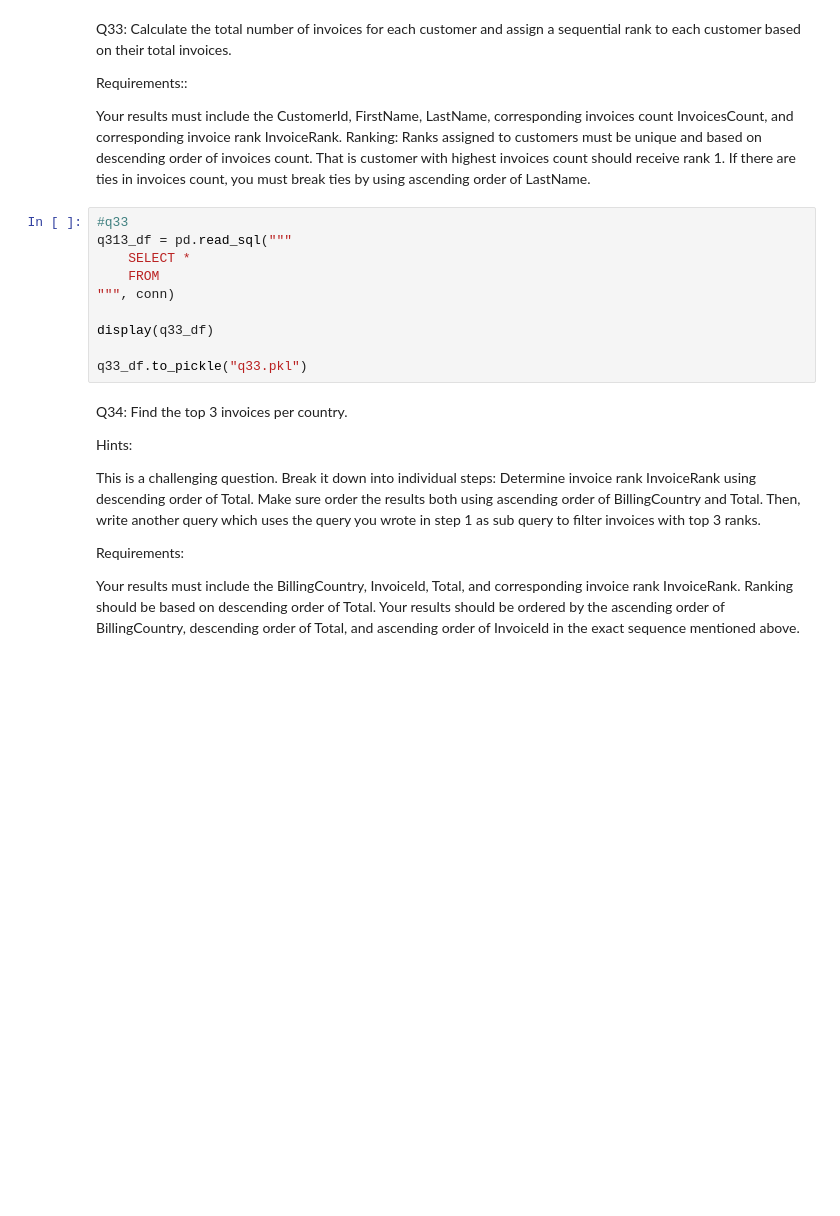
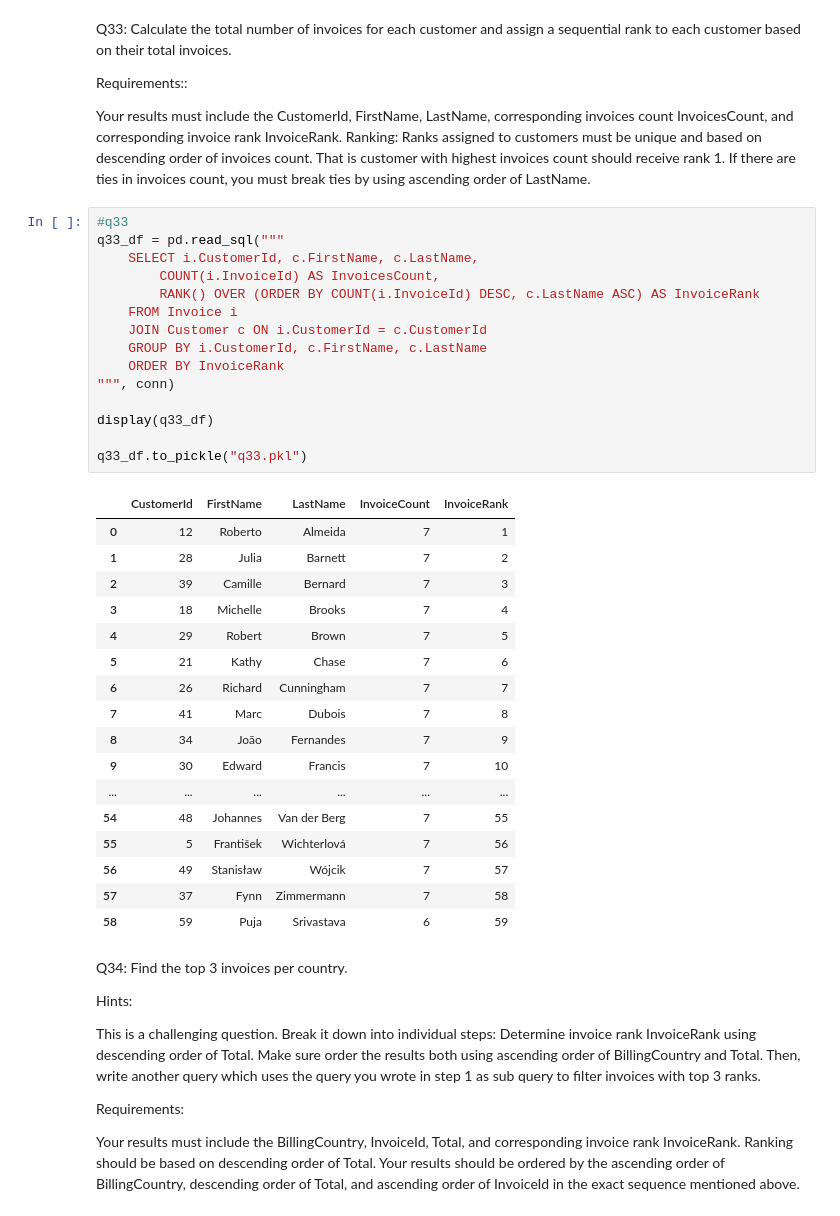
Before and after one commit to Pacenso/CS639-shared, a Jupyter notebook: p2/p2.ipynb, the cells around one changed output. Saved outputs shown, nothing was run; the diff lists cells and outputs as text; blank space fills up the shorter version.

```diff
--- a/p2/p2.ipynb
+++ b/p2/p2.ipynb
@@ -760,14 +775,37 @@ Ranks assigned to customers must be unique and based on descending order of invo
 If there are ties in invoices count, you must break ties by using ascending order of LastName.
 # %%
 #q33
-q313_df = pd.read_sql("""
-    SELECT *
-    FROM
+q33_df = pd.read_sql("""
+    SELECT i.CustomerId, c.FirstName, c.LastName,
+        COUNT(i.InvoiceId) AS InvoicesCount,
+        RANK() OVER (ORDER BY COUNT(i.InvoiceId) DESC, c.LastName ASC) AS InvoiceRank
+    FROM Invoice i
+    JOIN Customer c ON i.CustomerId = c.CustomerId
+    GROUP BY i.CustomerId, c.FirstName, c.LastName
+    ORDER BY InvoiceRank
 """, conn)
 
 display(q33_df)
 
 q33_df.to_pickle("q33.pkl")
+# %% [output]
+|  | CustomerId | FirstName | LastName | InvoiceCount | InvoiceRank |
+| 0 | 12 | Roberto | Almeida | 7 | 1 |
+| 1 | 28 | Julia | Barnett | 7 | 2 |
+| 2 | 39 | Camille | Bernard | 7 | 3 |
+| 3 | 18 | Michelle | Brooks | 7 | 4 |
+| 4 | 29 | Robert | Brown | 7 | 5 |
+| 5 | 21 | Kathy | Chase | 7 | 6 |
+| 6 | 26 | Richard | Cunningham | 7 | 7 |
+| 7 | 41 | Marc | Dubois | 7 | 8 |
+| 8 | 34 | João | Fernandes | 7 | 9 |
+| 9 | 30 | Edward | Francis | 7 | 10 |
+| ... | ... | ... | ... | ... | ... |
+| 54 | 48 | Johannes | Van der Berg | 7 | 55 |
+| 55 | 5 | František | Wichterlová | 7 | 56 |
+| 56 | 49 | Stanisław | Wójcik | 7 | 57 |
+| 57 | 37 | Fynn | Zimmermann | 7 | 58 |
+| 58 | 59 | Puja | Srivastava | 6 | 59 |
 # %% [markdown]
 Q34: Find the top 3 invoices per country.
 
```
Also changed, not shown: parts of 2 cells of this notebook, 4 other files.
